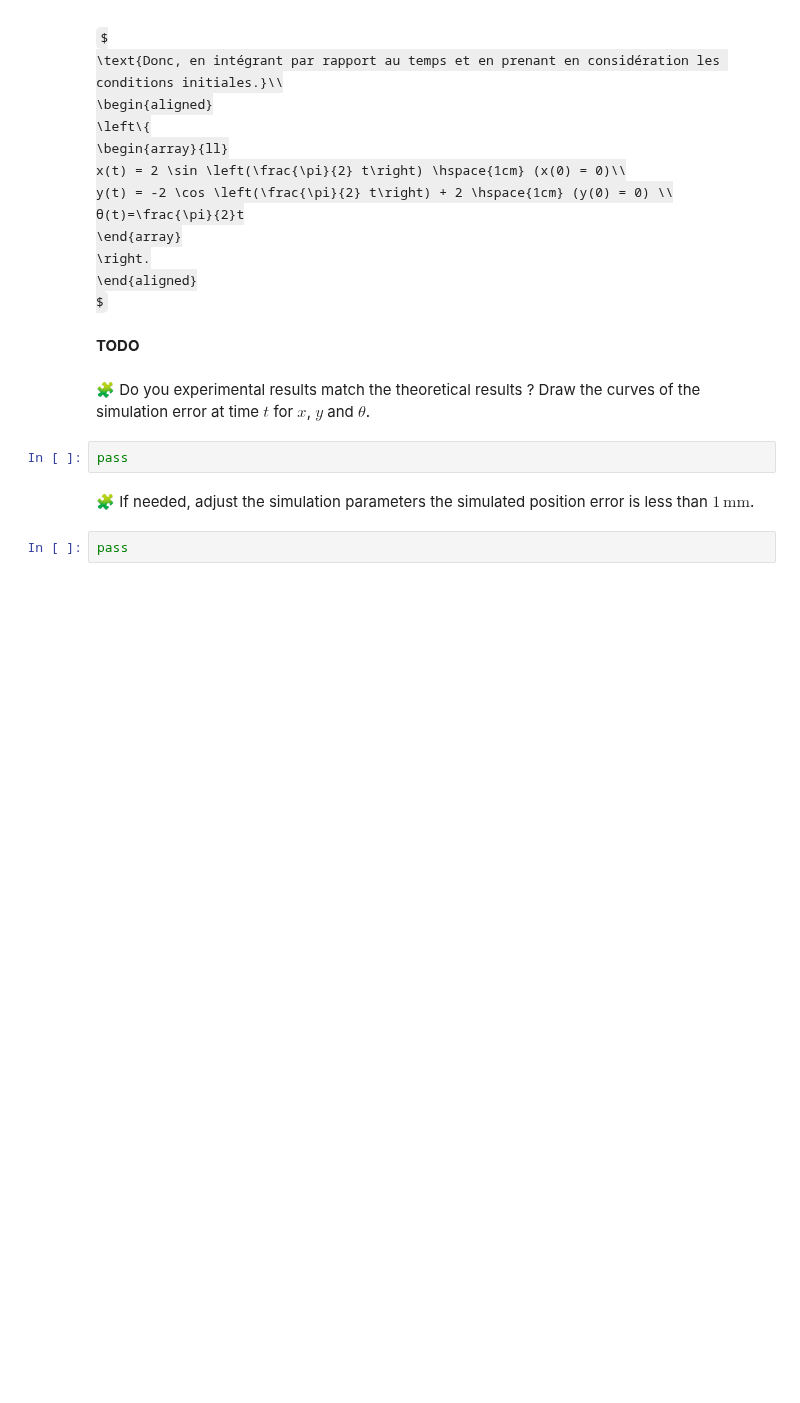
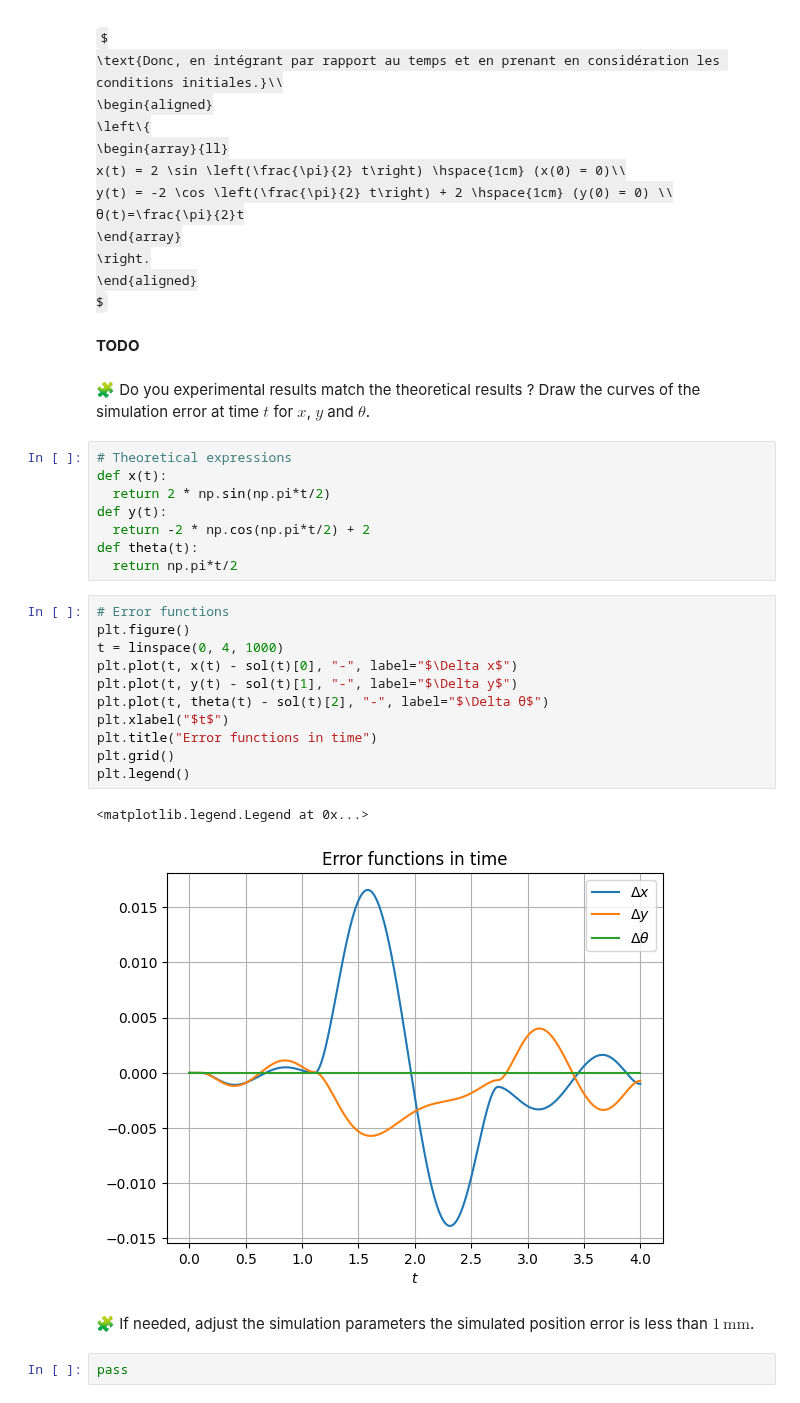
Before and after one commit to saadlf36/control-engineering-with-python-project-2023-2024, a Jupyter notebook: Project-part-1.ipynb, the cells around one changed output. Cells and saved outputs as stored; diff of their text form; some formulas as TeX source; blank space fills up the shorter version.

```diff
--- a/Project-part-1.ipynb
+++ b/Project-part-1.ipynb
@@ -288,8 +288,28 @@ $
 **TODO**
 # %% [markdown]
 🧩 Do you experimental results match the theoretical results ? Draw the curves of the simulation error at time $t$ for $x$, $y$ and $\theta$.
-# %%
-pass
+# %%
+# Theoretical expressions
+def x(t):
+  return 2 * np.sin(np.pi*t/2)
+def y(t):
+  return -2 * np.cos(np.pi*t/2) + 2
+def theta(t):
+  return np.pi*t/2
+# %%
+# Error functions
+plt.figure()
+t = linspace(0, 4, 1000)
+plt.plot(t, x(t) - sol(t)[0], "-", label="$\Delta x$")
+plt.plot(t, y(t) - sol(t)[1], "-", label="$\Delta y$")
+plt.plot(t, theta(t) - sol(t)[2], "-", label="$\Delta θ$")
+plt.xlabel("$t$")
+plt.title("Error functions in time")
+plt.grid()
+plt.legend()
+# %% [output]
+<matplotlib.legend.Legend at 0x...>
+[figure, added]
 # %% [markdown]
 🧩 If needed, adjust the simulation parameters the simulated position error is less than $1\, \mathrm{ mm}$.
 # %%
```
